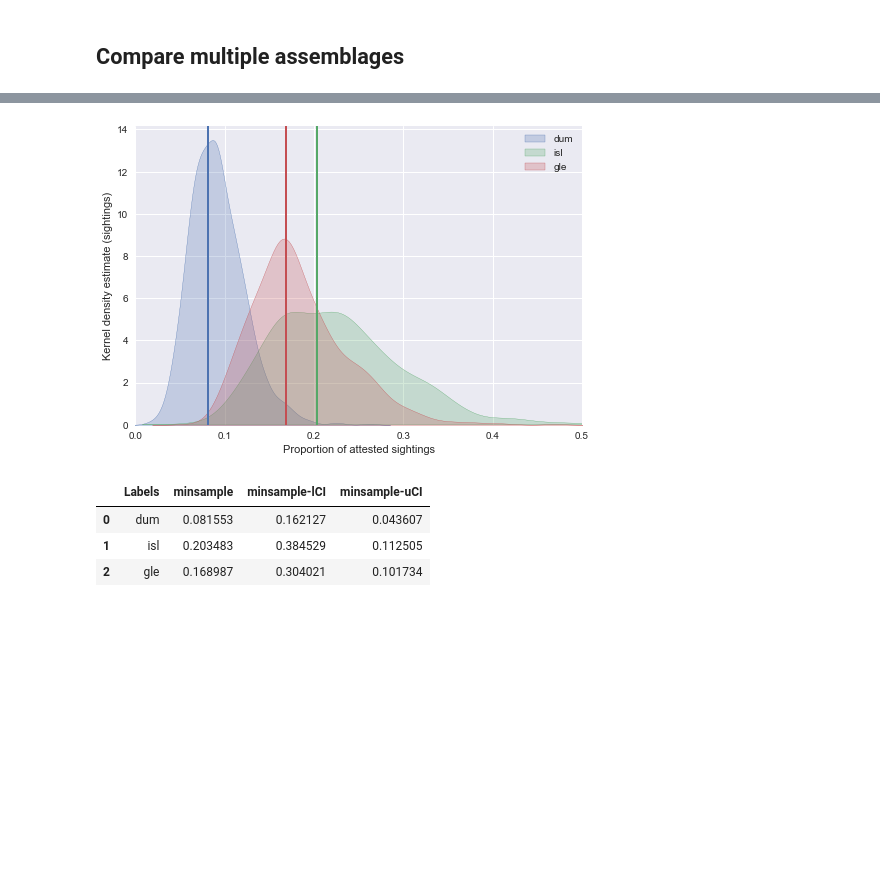
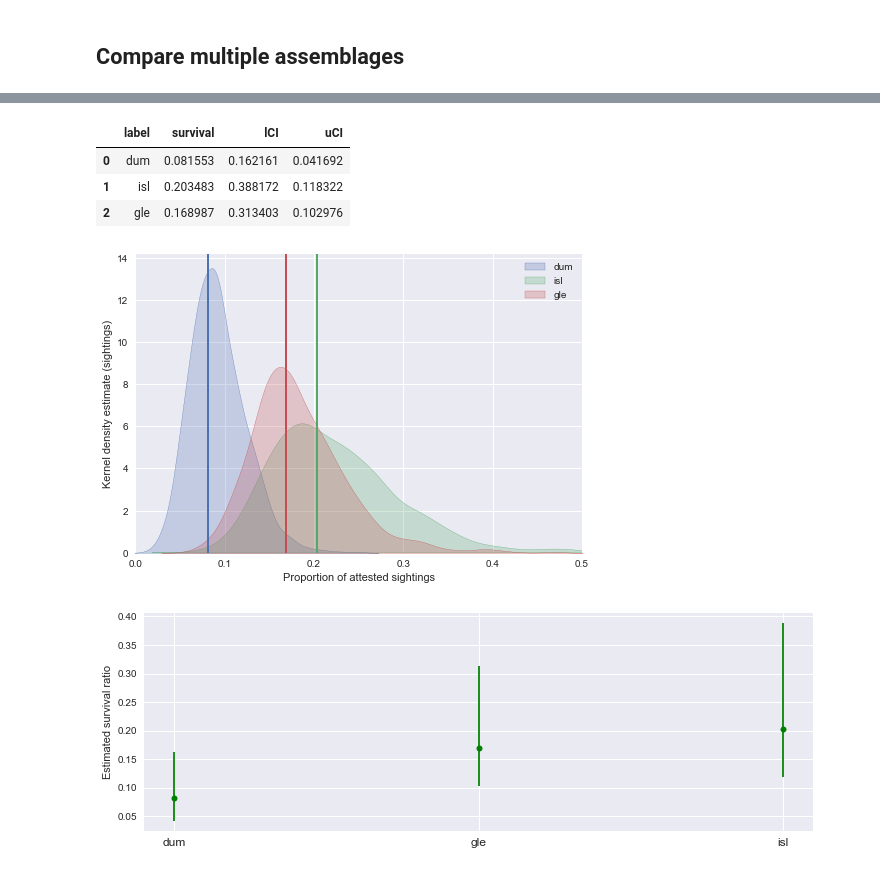
Before and after one commit to mikekestemont/copia, a Jupyter notebook: quickstart.ipynb, the cells around one changed output, grey strips where cells are left out. Drawn from its saved outputs; the diff is of its cells as text; code cells hidden in the pictures; blank space fills up the shorter version.

Commit message:
survival plots

```diff
--- a/quickstart.ipynb
+++ b/quickstart.ipynb
@@ -98,11 +107,11 @@ df = plot.survival(assemblages, method='chao1')
 # %%
 df = plot.survival(assemblages, method='minsample')
+plot.survival_error(df)
+df
 # %% [output]
+|  | label | survival | lCI | uCI |
+| 0 | dum | 0.081553 | 0.162161 | 0.041692 |
+| 1 | isl | 0.203483 | 0.388172 | 0.118322 |
+| 2 | gle | 0.168987 | 0.313403 | 0.102976 |
-[figure, old version]
+[figure, new version]
+[figure, added]
-# %%
-df
-# %% [output]
-|  | Labels | minsample | minsample-lCI | minsample-uCI |
-| 0 | dum | 0.081553 | 0.162127 | 0.043607 |
-| 1 | isl | 0.203483 | 0.384529 | 0.112505 |
-| 2 | gle | 0.168987 | 0.304021 | 0.101734 |
```
Also changed, not shown: parts of 3 cells of this notebook, 1 other file.
